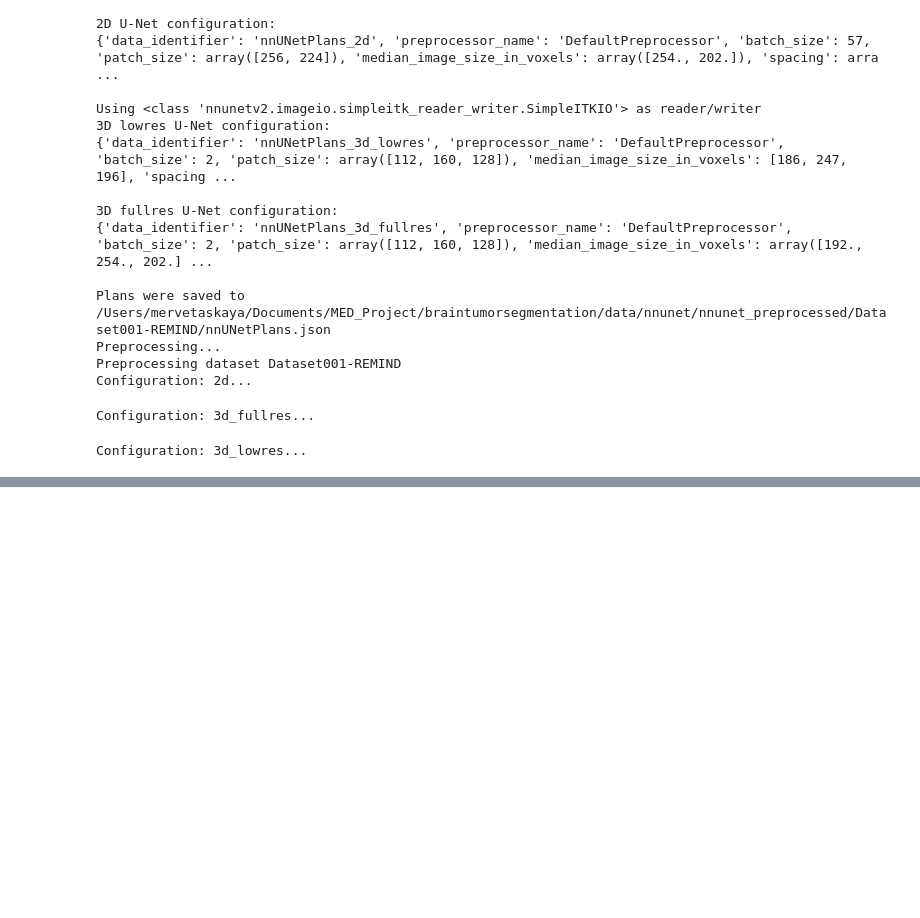
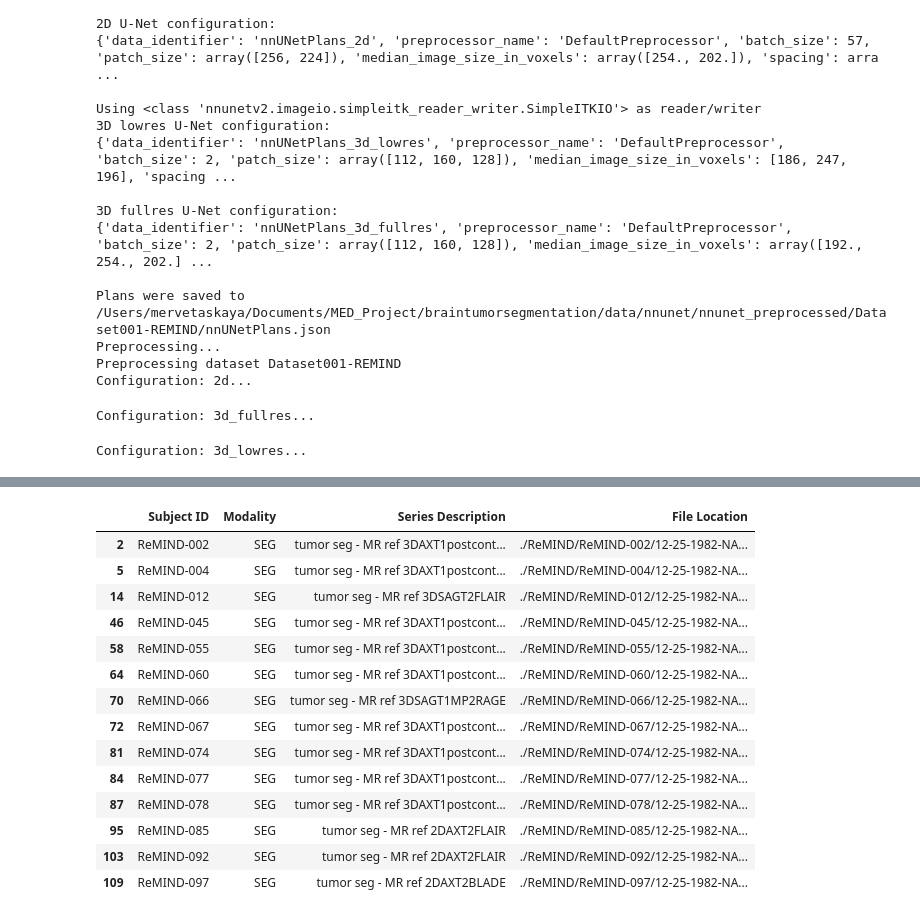
Before and after one commit to merve017/braintumorsegmentation, a Jupyter notebook: BrainSegmentation.ipynb, the cells around one changed output, grey strips where cells are left out. Cells and saved outputs as stored; diff of their text form; code cells hidden in the pictures; blank space fills up the shorter version.

```diff
--- a/BrainSegmentation.ipynb
+++ b/BrainSegmentation.ipynb
@@ -1554,0 +1572,24 @@ Configuration: 3d_lowres...
+# %%
+#just keep Subject ID and Modality, Series Description, File Location
+difference = difference[['Subject ID', 'Modality_x', 'Series Description', 'File Location_x']]
+
+#rename columns
+difference = difference.rename(columns={"Modality_x": "Modality", "File Location_x": "File Location"})
+
+difference
+# %% [output]
+|  | Subject ID | Modality | Series Description | File Location |
+| 2 | ReMIND-002 | SEG | tumor seg - MR ref 3DAXT1postcont... | ./ReMIND/ReMIND-002/12-25-1982-NA... |
+| 5 | ReMIND-004 | SEG | tumor seg - MR ref 3DAXT1postcont... | ./ReMIND/ReMIND-004/12-25-1982-NA... |
+| 14 | ReMIND-012 | SEG | tumor seg - MR ref 3DSAGT2FLAIR | ./ReMIND/ReMIND-012/12-25-1982-NA... |
+| 46 | ReMIND-045 | SEG | tumor seg - MR ref 3DAXT1postcont... | ./ReMIND/ReMIND-045/12-25-1982-NA... |
+| 58 | ReMIND-055 | SEG | tumor seg - MR ref 3DAXT1postcont... | ./ReMIND/ReMIND-055/12-25-1982-NA... |
+| 64 | ReMIND-060 | SEG | tumor seg - MR ref 3DAXT1postcont... | ./ReMIND/ReMIND-060/12-25-1982-NA... |
+| 70 | ReMIND-066 | SEG | tumor seg - MR ref 3DSAGT1MP2RAGE | ./ReMIND/ReMIND-066/12-25-1982-NA... |
+| 72 | ReMIND-067 | SEG | tumor seg - MR ref 3DAXT1postcont... | ./ReMIND/ReMIND-067/12-25-1982-NA... |
+| 81 | ReMIND-074 | SEG | tumor seg - MR ref 3DAXT1postcont... | ./ReMIND/ReMIND-074/12-25-1982-NA... |
+| 84 | ReMIND-077 | SEG | tumor seg - MR ref 3DAXT1postcont... | ./ReMIND/ReMIND-077/12-25-1982-NA... |
+| 87 | ReMIND-078 | SEG | tumor seg - MR ref 3DAXT1postcont... | ./ReMIND/ReMIND-078/12-25-1982-NA... |
+| 95 | ReMIND-085 | SEG | tumor seg - MR ref 2DAXT2FLAIR | ./ReMIND/ReMIND-085/12-25-1982-NA... |
+| 103 | ReMIND-092 | SEG | tumor seg - MR ref 2DAXT2FLAIR | ./ReMIND/ReMIND-092/12-25-1982-NA... |
+| 109 | ReMIND-097 | SEG | tumor seg - MR ref 2DAXT2BLADE | ./ReMIND/ReMIND-097/12-25-1982-NA... |
```
Also changed, not shown: parts of 17 cells of this notebook, 5 other files.
